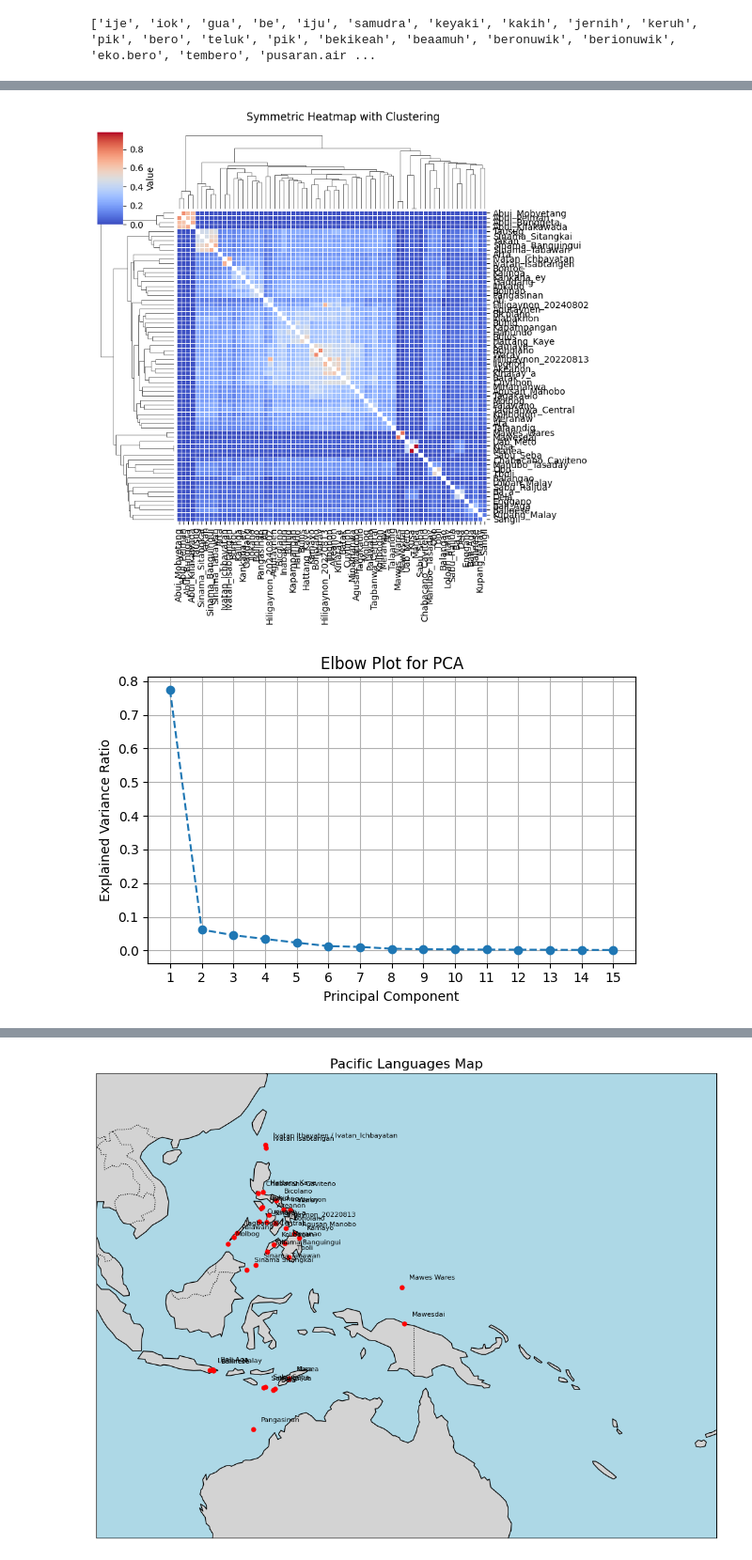
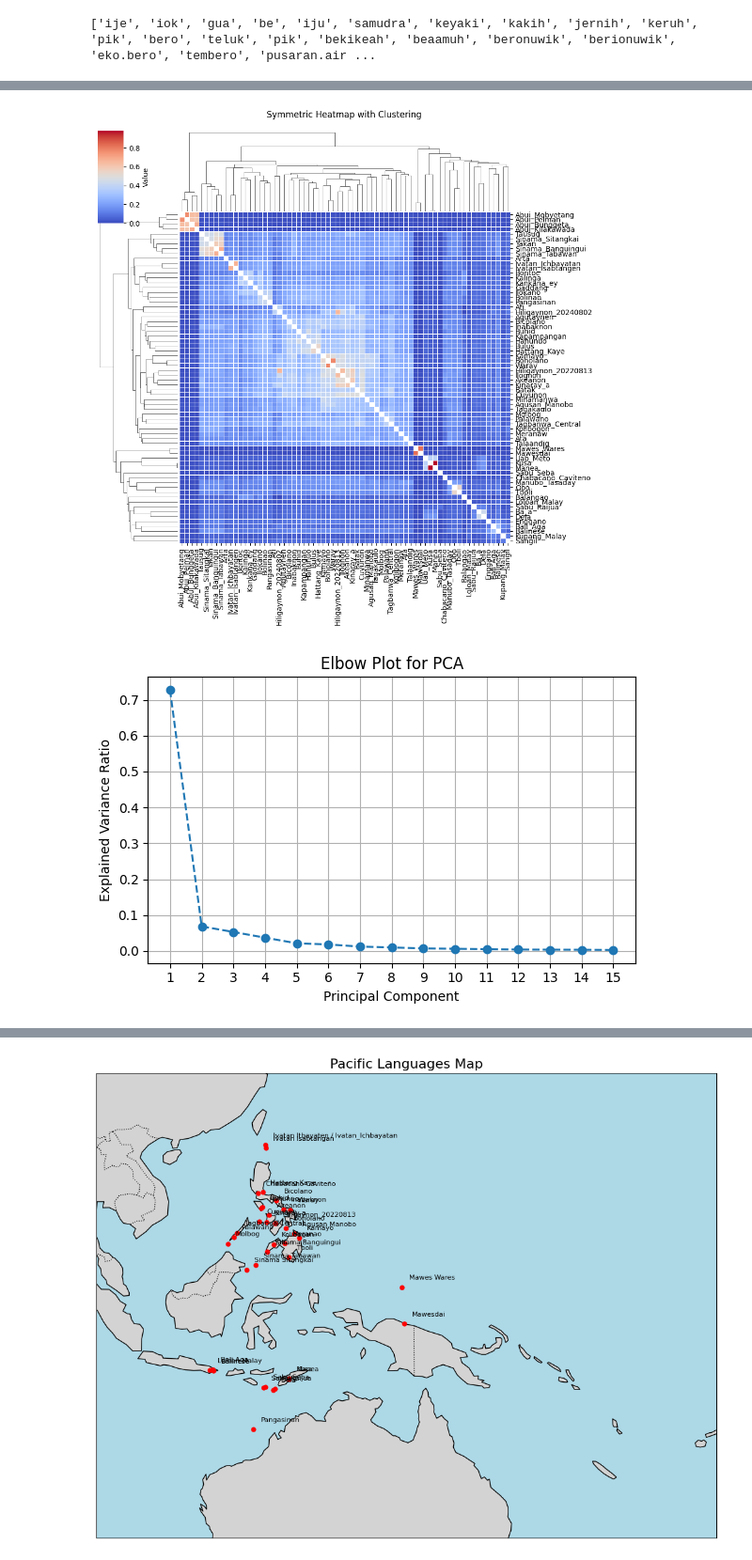
Before and after one commit to danjlawson/ocseanworkshop2025, a Jupyter notebook: lingpy_ocsean_data.ipynb, the cells around one changed output, grey strips where cells are left out. Shown: that part at 94% size. Cells and saved outputs as stored; diff of their text form; code cells hidden in the pictures.

```diff
--- a/lingpy_ocsean_data.ipynb
+++ b/lingpy_ocsean_data.ipynb
@@ -35,12 +122,11 @@ def check(od, symbol, reportok=False):
 # %%
-od = pd.read_table('OCSEAN_initial_joineddata.tsv')
-od=od[['ID','concept','form','doculect']]
-od['form']=od['form'].str.split(',')
+od['form']=od['form'].str.split(',') # replace strings with , with a list of values
+od=od.explode('form') # duplicate rows
+od['form']=od['form'].str.split(';') # Same for ;
 od=od.explode('form')
-od['form']=od['form'].str.split(';')
-od=od.explode('form')
-od=od.dropna()
-od['ID']=range(od.shape[0])
+od=od.dropna() # Remove anything that has become missing or invalid
+od['ID']=range(od.shape[0]) # Give the new index
+od.index=od['ID']
 print(od.head(15))
 print(od.shape)
 # %% [output]
@@ -124,7 +296,7 @@ od['form']=[x.replace('‘', 'ʔ') for x in od['form']] # all the different type
 od['form']=[x.replace('?', '') for x in od['form']] # question mark
 od['form']=[x.replace('\\', '') for x in od['form']] # the backslash symbol. This could be encoding something like IPA?
 ## Phonetics
-od['form']=[x.replace('ė', 'ɛ') for x in od['form']] # Doesn't match
+od['form']=[x.replace('ė', 'e') for x in od['form']] # Doesn't match
 ### od['form']=[x.replace(u"\u0113", 'ɛ') for x in od['form']] # Doesn't match
 od['form']=[x.replace('ό', 'ɔ̝') for x in od['form']]
 od['form']=[x.replace('ǹ', 'n̪') for x in od['form']]
@@ -262,30 +448,30 @@ adj_scaled_df = pd.DataFrame(scaled, index=adj_df.index, columns=adj_df.columns)
 # %%
 import seaborn as sns
 import matplotlib.pyplot as plt
 
 mask = np.eye(len(adj_df), dtype=bool)
 
 # Create a clustered heatmap
 sns.clustermap(
     scaled_df,
     cmap="coolwarm",          # or any other colormap you like
     linewidths=0.5,
     mask=mask,
-    figsize=(8, 8),
+    figsize=(10, 10),
     xticklabels=True,
     yticklabels=True,
     row_cluster=True,
     col_cluster=True,
     cbar_kws={'label': 'Value'},
     dendrogram_ratio=(0.2, 0.2),  # size of dendrograms
     metric="euclidean",           # distance metric for clustering
     method="average"              # linkage method
 )
 
 plt.suptitle("Symmetric Heatmap with Clustering", y=1.02)
 plt.show()
 # %% [output]
-[figure, old version]
+[figure, new version]
 # %%
 import matplotlib.pyplot as plt
 from sklearn.decomposition import PCA
@@ -313,7 +499,7 @@ plt.grid(True)
 plt.tight_layout()
 plt.show()
 # %% [output]
-[figure, old version]
+[figure, new version]
 # %%
 import matplotlib.pyplot as plt
 
```
Also changed, not shown: parts of 41 cells of this notebook, 2 other files.
